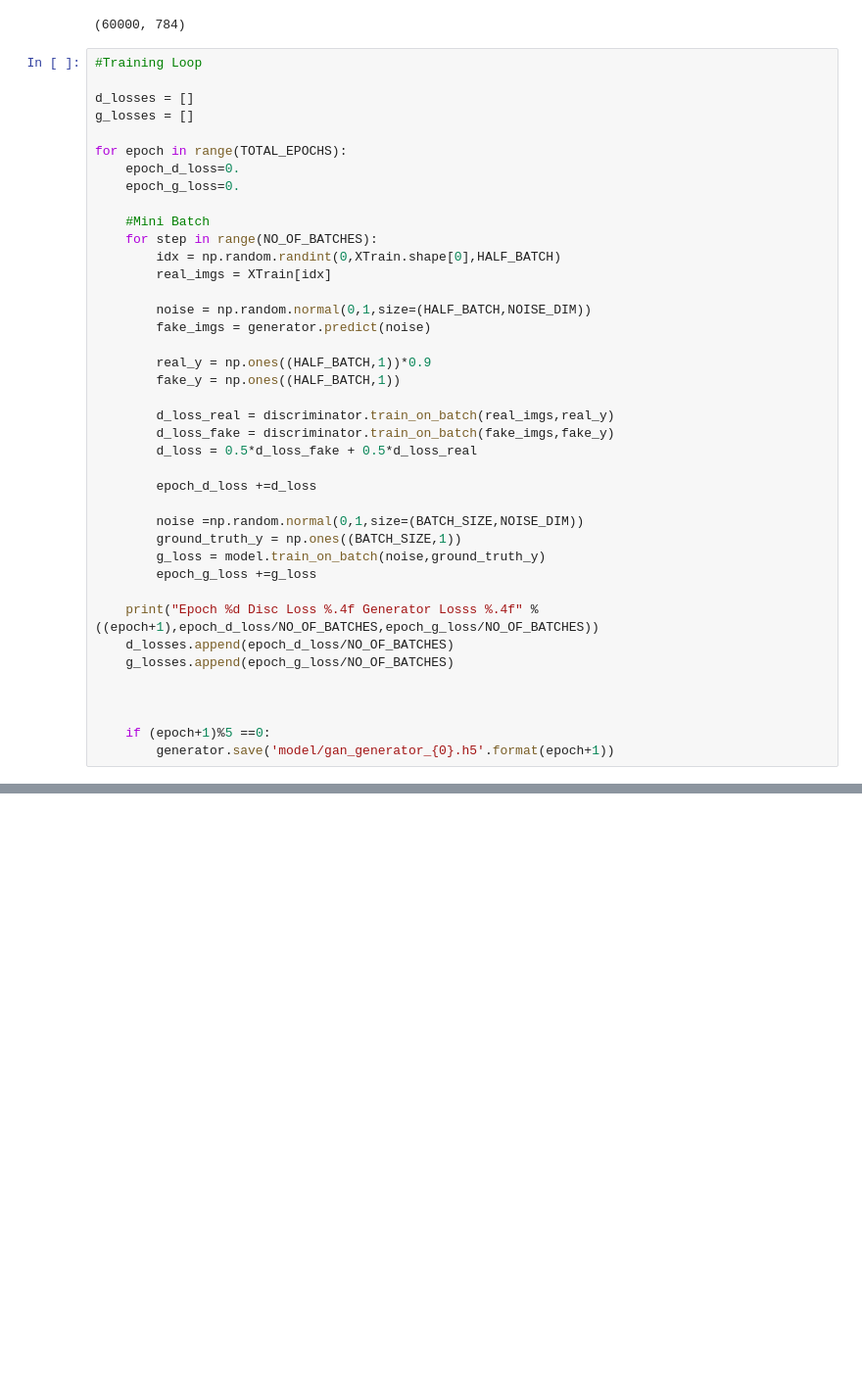
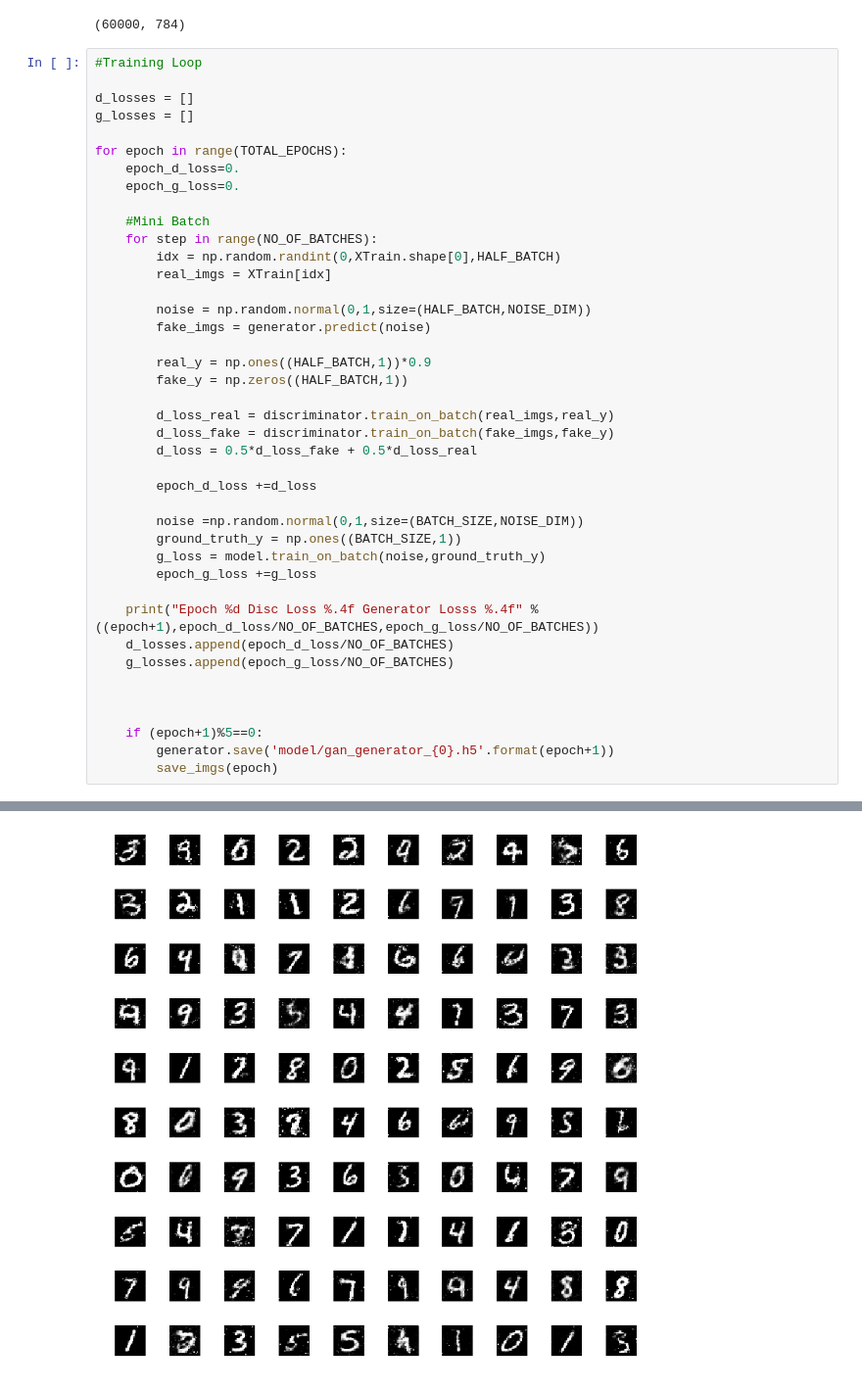
Before and after one commit to deepanshu2301/MachineLearning, a Jupyter notebook: Deep Learning/GAN.ipynb, the cells around one changed output, grey strips where cells are left out. Shown at 98% size. Cells and saved outputs as stored; diff of their text form; blank space fills up the shorter version.

```diff
--- a/Deep Learning/GAN.ipynb
+++ b/Deep Learning/GAN.ipynb
@@ -139,7 +135,7 @@ for epoch in range(TOTAL_EPOCHS):
         fake_imgs = generator.predict(noise)
 
         real_y = np.ones((HALF_BATCH,1))*0.9
-        fake_y = np.ones((HALF_BATCH,1))
+        fake_y = np.zeros((HALF_BATCH,1))
 
         d_loss_real = discriminator.train_on_batch(real_imgs,real_y)
         d_loss_fake = discriminator.train_on_batch(fake_imgs,fake_y)
@@ -158,6 +154,7 @@ for epoch in range(TOTAL_EPOCHS):
 
 
 
-    if (epoch+1)%5 ==0:
+    if (epoch+1)%5==0:
         generator.save('model/gan_generator_{0}.h5'.format(epoch+1))
+        save_imgs(epoch)
 # %% [output]
@@ -166,0 +167 @@ Epoch 3 Disc Loss 0.7971 Generator Losss 0.0000
+[figure, added]
```
Also changed, not shown: parts of 6 cells of this notebook, 10 other files.
